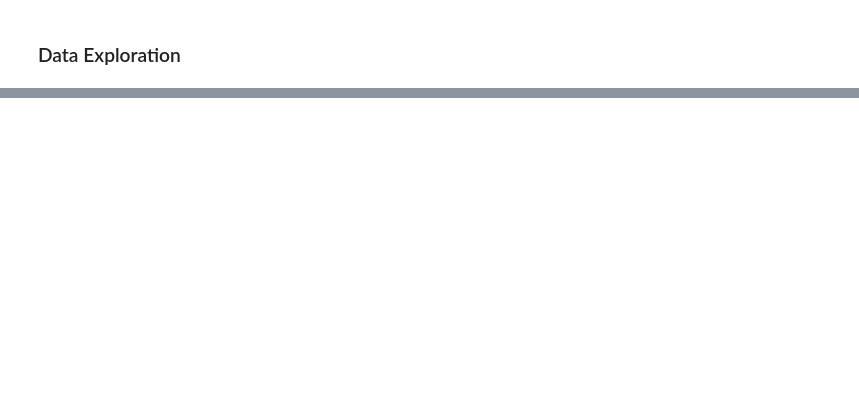
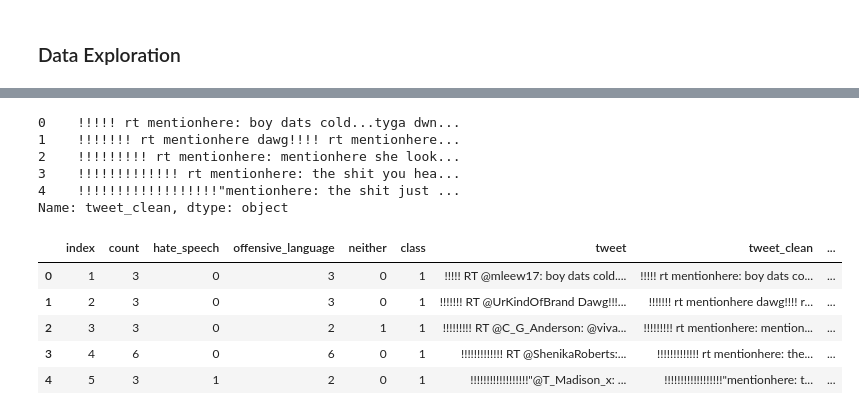
Before and after one commit to sheensta/twitter_hate_speech, a Jupyter notebook: notebooks/Week1_Problem,Dataset, Exploratory Data Analysis-checkpoint.ipynb, the cells around one changed output, grey strips where cells are left out. Drawn from its saved outputs; the diff is of its cells as text; code cells hidden in the pictures; blank space fills up the shorter version.

Commit message:
additions with problem statement and cleaning/visualization

```diff
--- a/notebooks/Week1_Problem,Dataset, Exploratory Data Analysis-checkpoint.ipynb
+++ b/notebooks/Week1_Problem,Dataset, Exploratory Data Analysis-checkpoint.ipynb
@@ -28,0 +93,49 @@ df.head()
+# %%
+df['tweet_clean'] = ''
+for i, row in df.iterrows():
+    df.at[i, 'tweet_clean'] = preprocess(row.tweet)
+# %%
+df['tweet_clean'].head()
+# %% [output]
+0    !!!!! rt mentionhere: boy dats cold...tyga dwn...
+1    !!!!!!! rt mentionhere dawg!!!! rt mentionhere...
+2    !!!!!!!!! rt mentionhere: mentionhere she look...
+3    !!!!!!!!!!!!! rt mentionhere: the shit you hea...
+4    !!!!!!!!!!!!!!!!!!"mentionhere: the shit just ...
+Name: tweet_clean, dtype: object
+# %%
+import spacy
+nlp = spacy.load('en_core_web_sm')
+# %%
+for i, row in df.iterrows():
+    if(row['tweet_clean'] and len(str(row['tweet_clean'])) < 1000000):
+        doc = nlp(str(row['tweet_clean']))
+        adjectives = []
+        nouns = []
+        verbs = []
+        lemmas = []
+
+        for token in doc:
+            lemmas.append(token.lemma_)
+            if token.pos == 'ADJ':
+                adjectives.append(token.lemma_)
+            if token.pos_ == 'NOUN' or token.pos_ == 'PROPN':
+                nouns.append(token.lemma_)
+            if token.pos_ == 'VERB':
+                verbs.append(token.lemma_)
+
+        df.at[i, 'tweet_lemma'] = ' '.join(lemmas)
+        df.at[i, 'tweet_nouns'] = ' '.join(nouns)
+        df.at[i, 'tweet_adjectives'] = ' '.join(adjectives)
+        df.at[i, 'tweet_verbs'] = ' '.join(verbs)
+        df.at[i, 'tweet_nav'] = ' '.join(nouns + adjectives + verbs)
+        df.at[i, 'num_tokens'] = len(lemmas)
+# %%
+df.head()
+# %% [output]
+|  | index | count | hate_speech | offensive_language | neither | class | tweet | tweet_clean | ... |
+| 0 | 1 | 3 | 0 | 3 | 0 | 1 | !!!!! RT @mleew17: boy dats cold.... | !!!!! rt mentionhere: boy dats co... | ... |
+| 1 | 2 | 3 | 0 | 3 | 0 | 1 | !!!!!!! RT @UrKindOfBrand Dawg!!!... | !!!!!!! rt mentionhere dawg!!!! r... | ... |
+| 2 | 3 | 3 | 0 | 2 | 1 | 1 | !!!!!!!!! RT @C_G_Anderson: @viva... | !!!!!!!!! rt mentionhere: mention... | ... |
+| 3 | 4 | 6 | 0 | 6 | 0 | 1 | !!!!!!!!!!!!! RT @ShenikaRoberts:... | !!!!!!!!!!!!! rt mentionhere: the... | ... |
+| 4 | 5 | 3 | 1 | 2 | 0 | 1 | !!!!!!!!!!!!!!!!!!"@T_Madison_x: ... | !!!!!!!!!!!!!!!!!!"mentionhere: t... | ... |
```
Also changed, not shown: parts of 18 cells of this notebook, 2 other files.
